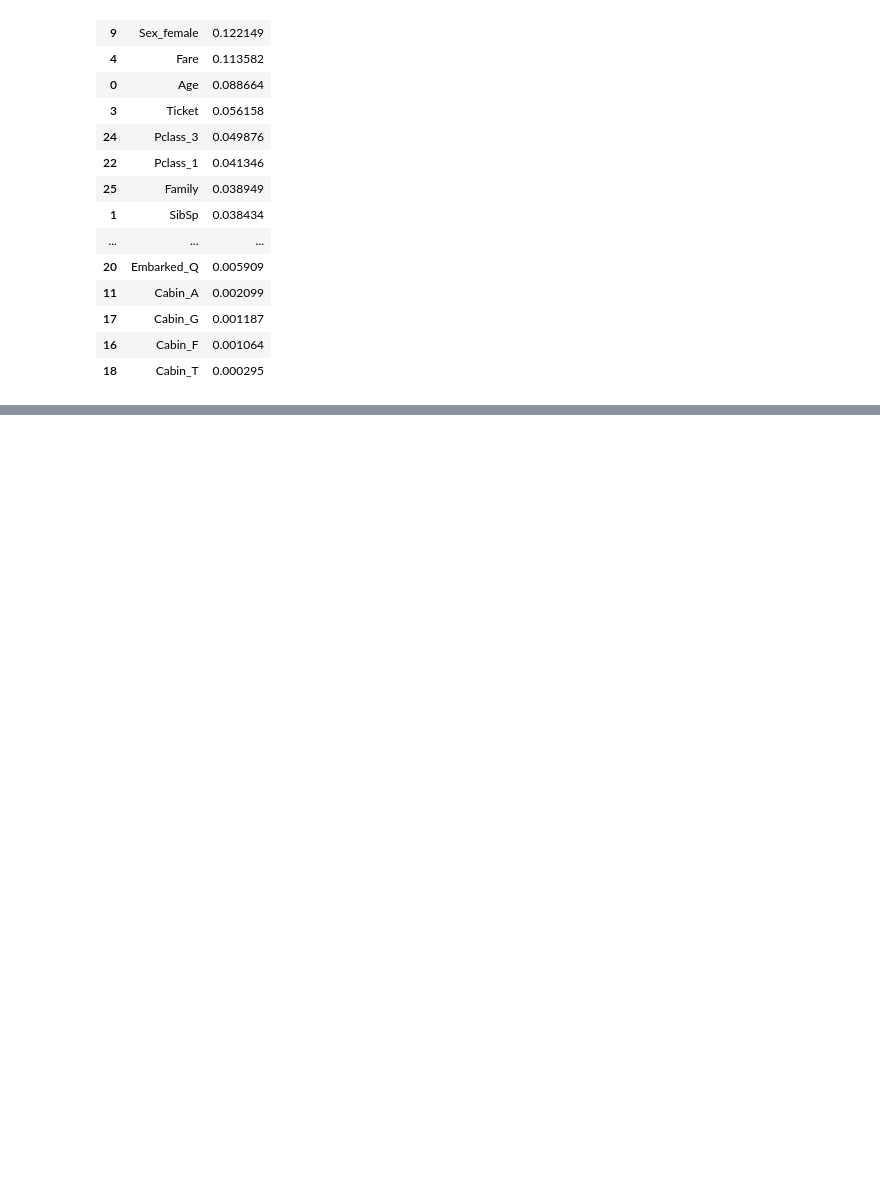
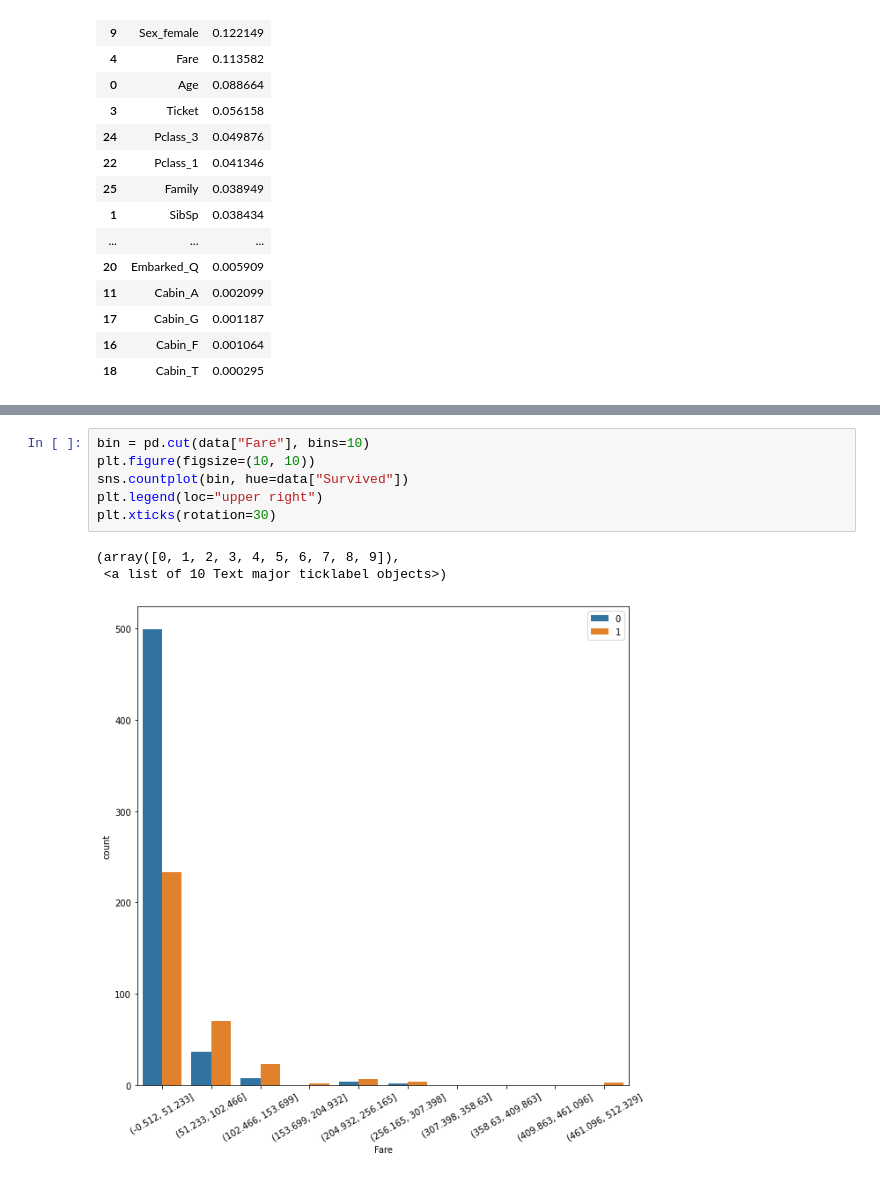
Before and after one commit to willis1116/Tibame_Machine-Learning, a Jupyter notebook: 1124_titanic.ipynb, the cells around one changed output, grey strips where cells are left out. Drawn from its saved outputs; the diff is of its cells as text; blank space fills up the shorter version.

```diff
--- a/1124_titanic.ipynb
+++ b/1124_titanic.ipynb
@@ -281,0 +289,10 @@ pd.DataFrame({
+# %%
+bin = pd.cut(data["Fare"], bins=10)
+plt.figure(figsize=(10, 10))
+sns.countplot(bin, hue=data["Survived"])
+plt.legend(loc="upper right")
+plt.xticks(rotation=30)
+# %% [output]
+(array([0, 1, 2, 3, 4, 5, 6, 7, 8, 9]),
+ <a list of 10 Text major ticklabel objects>)
+[figure, added]
```
Also changed, not shown: parts of 1 cell of this notebook.
